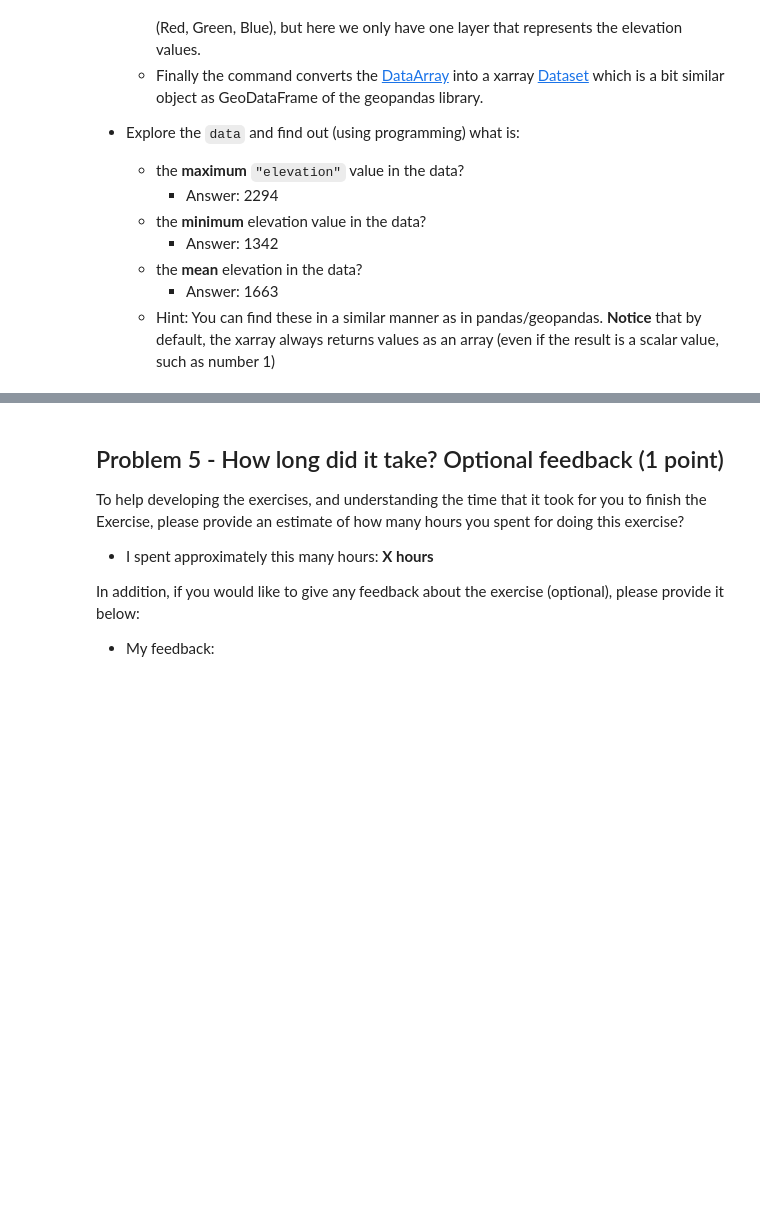
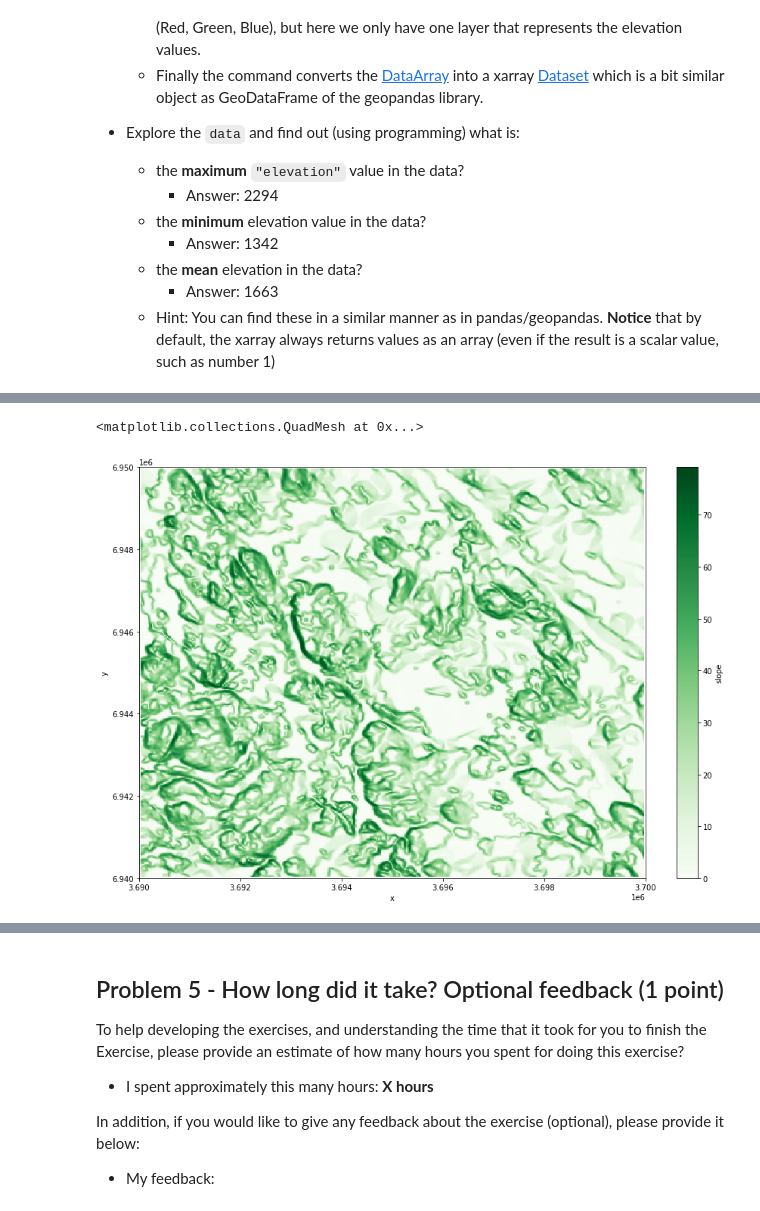
Before and after one commit to Spatial-Analytics-2021/exercise-4-laripernu, a Jupyter notebook: Exercise-4.ipynb, the cells around one changed output, grey strips where cells are left out. Saved outputs shown, nothing was run; the diff lists cells and outputs as text; code cells hidden in the pictures; blank space fills up the shorter version.

```diff
--- a/Exercise-4.ipynb
+++ b/Exercise-4.ipynb
@@ -210,10 +226,13 @@ plot_hillshade(dataset=data, elevation_col='elevation')
 # %%
 # YOUR CODE HERE
 # Calculate the slope using the .slope() -function available in xarray-spatial library and store the result in attribute "slope"
 data["slope"] = xs.slope(data["elevation"])
 
 # Plot the result (i.e. slope) using the .plot() -function. Use colormap "Greens". As a result you should get something like below (the title Slope (degrees) is optional):
-data["slope"].plot(cmap='Greens')
+data["slope"].plot(cmap='Greens', size=10)
+# %% [output]
+<matplotlib.collections.QuadMesh at 0x...>
+[figure, added]
 # %% [markdown]
 ### Task 2.2 - Aspect
 
```
Also changed, not shown: parts of 5 cells of this notebook.
